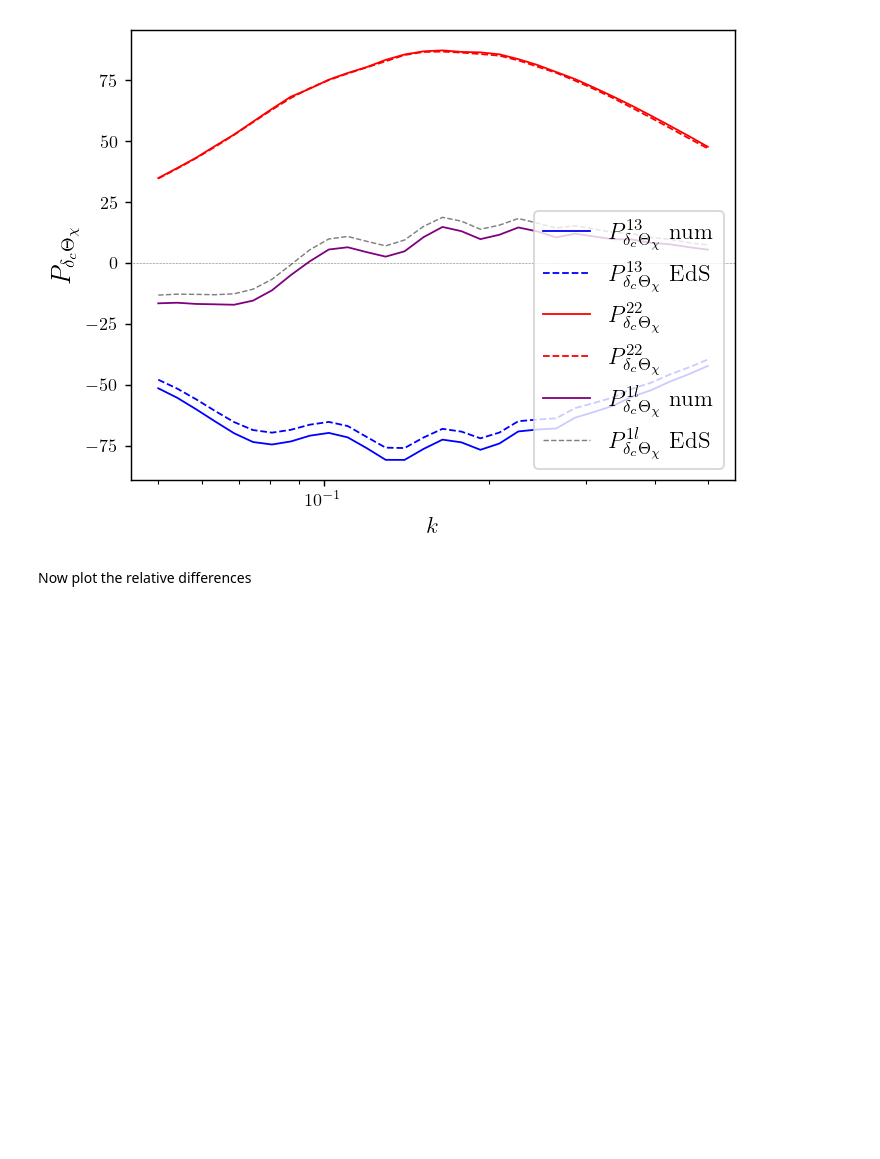
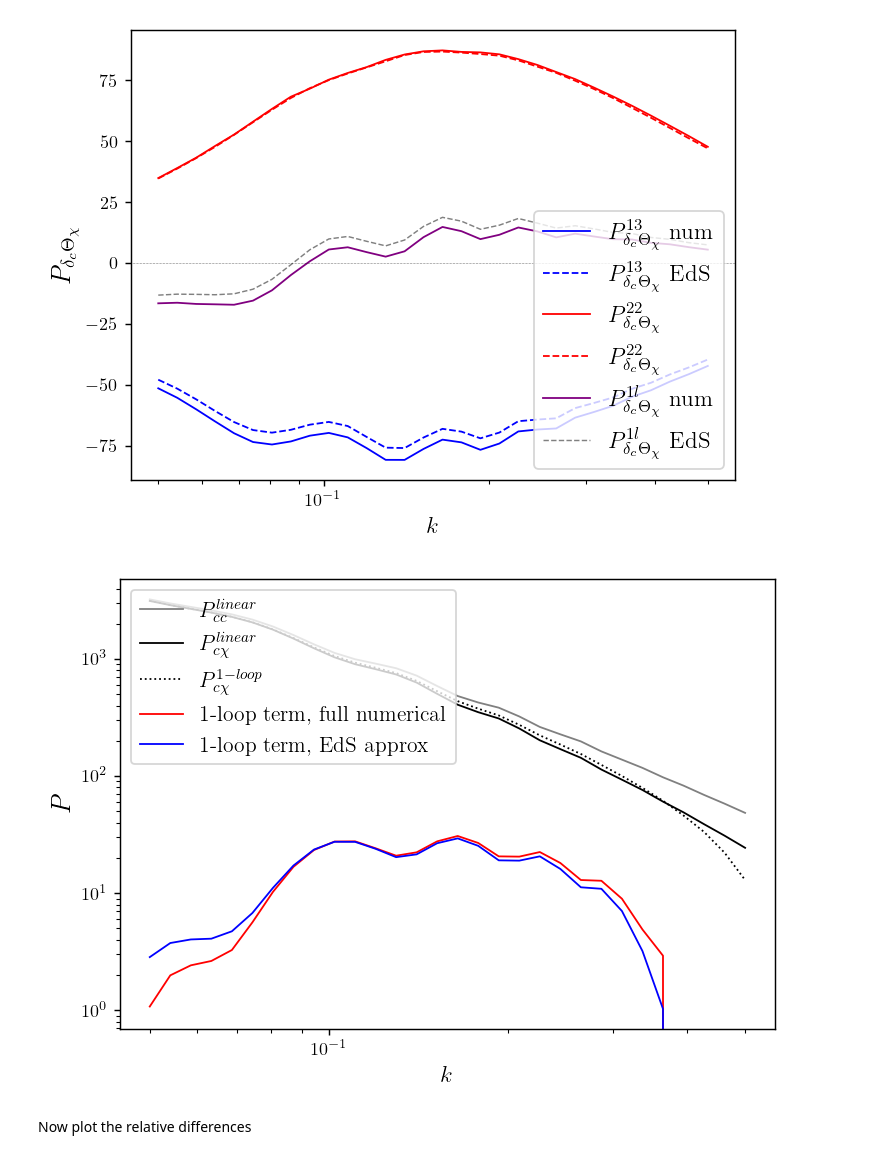
Before and after one commit to fverd/class, a Jupyter notebook: soundspeed-scripts/kernels-fullnum/numerical-integrals/plot-numint-result.ipynb, the cells around one changed output. Drawn from its saved outputs; the diff is of its cells as text; code cells hidden in the pictures; blank space fills up the shorter version.

```diff
--- a/soundspeed-scripts/kernels-fullnum/numerical-integrals/plot-numint-result.ipynb
+++ b/soundspeed-scripts/kernels-fullnum/numerical-integrals/plot-numint-result.ipynb
@@ -64,6 +64,28 @@ plt.xlabel(r'$k$', fontsize=13)
 plt.show()
 # %% [output]
 [figure]
+# %%
+plt.figure(figsize=(6.5,4.5),dpi=130)
+
+kplt,lcc, lcc_EdS,lcx, lcx_EdS,Plin,T_chi=np.loadtxt('/home/fverdian/class/soundspeed-scripts/kernels-fullnum/numerical-integrals/numint-results/Pcx-kJ0p8-fx0p1-N5000.txt', unpack=True)
+plt.plot(kplt, Plin, 'gray', label=r'$P_{cc}^{linear}$', linewidth=1)
+
+plt.plot(kplt, Plin*T_chi, 'k', label=r'$P_{c\chi}^{linear}$', linewidth=1)
+plt.plot(kplt, (Plin*T_chi+lcx_EdS), 'k:', label=r'$P_{c\chi}^{1-loop}$', linewidth=1)
+
+plt.plot(kplt, lcx, 'r', label=r'1-loop term, full numerical', linewidth=1)
+plt.plot(kplt, lcx_EdS, 'b', label=r'1-loop term, EdS approx', linewidth=1)
+
+plt.xscale('log')
+plt.yscale('log')
+
+plt.ylabel(r"$P$", fontsize=15)
+plt.legend(fontsize=12, loc='upper left')
+plt.xlabel(r'$k$', fontsize=13)
+# plt.savefig('/home/fverdian/class/soundspeed-scripts/figure/P-1loop-theory-deltaTheta.pdf', bbox_inches='tight')
+plt.show()
+# %% [output]
+[figure, added]
 # %% [markdown]
 Now plot the relative differences
 # %%
```
Also changed, not shown: 11 other files.
